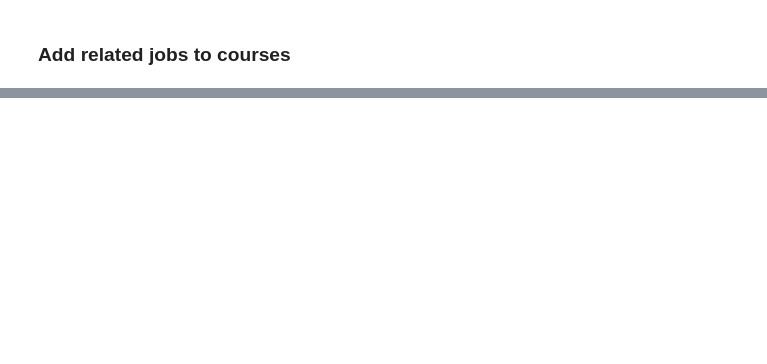
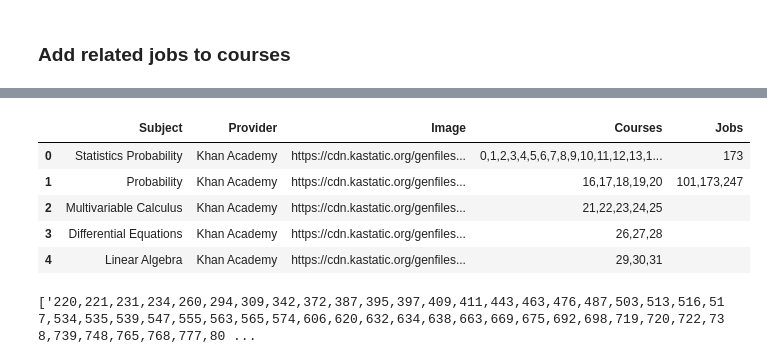
Before and after one commit to JeffJiang42/idb, a Jupyter notebook: scrape/Relations.ipynb, the cells around one changed output, grey strips where cells are left out. Cells and saved outputs as stored; diff of their text form; code cells hidden in the pictures; blank space fills up the shorter version.

```diff
--- a/scrape/Relations.ipynb
+++ b/scrape/Relations.ipynb
@@ -96,0 +139,14 @@ df_jobs.head()
+# %%
+df_subjects = df_subjects[df_subjects.columns[1:]]
+df_subjects.head()
+# %% [output]
+|  | Subject | Provider | Image | Courses | Jobs |
+| 0 | Statistics Probability | Khan Academy | https://cdn.kastatic.org/genfiles... | 0,1,2,3,4,5,6,7,8,9,10,11,12,13,1... | 173 |
+| 1 | Probability | Khan Academy | https://cdn.kastatic.org/genfiles... | 16,17,18,19,20 | 101,173,247 |
+| 2 | Multivariable Calculus | Khan Academy | https://cdn.kastatic.org/genfiles... | 21,22,23,24,25 |  |
+| 3 | Differential Equations | Khan Academy | https://cdn.kastatic.org/genfiles... | 26,27,28 |  |
+| 4 | Linear Algebra | Khan Academy | https://cdn.kastatic.org/genfiles... | 29,30,31 |  |
+# %%
+print(list(df_subjects[df_subjects.Subject == "Programming Languages"].Courses))
+# %% [output]
+['220,221,231,234,260,294,309,342,372,387,395,397,409,411,443,463,476,487,503,513,516,517,534,535,539,547,555,563,565,574,606,620,632,634,638,663,669,675,692,698,719,720,722,738,739,748,765,768,777,80 ...
```
Also changed, not shown: parts of 12 cells of this notebook, 5 other files.
